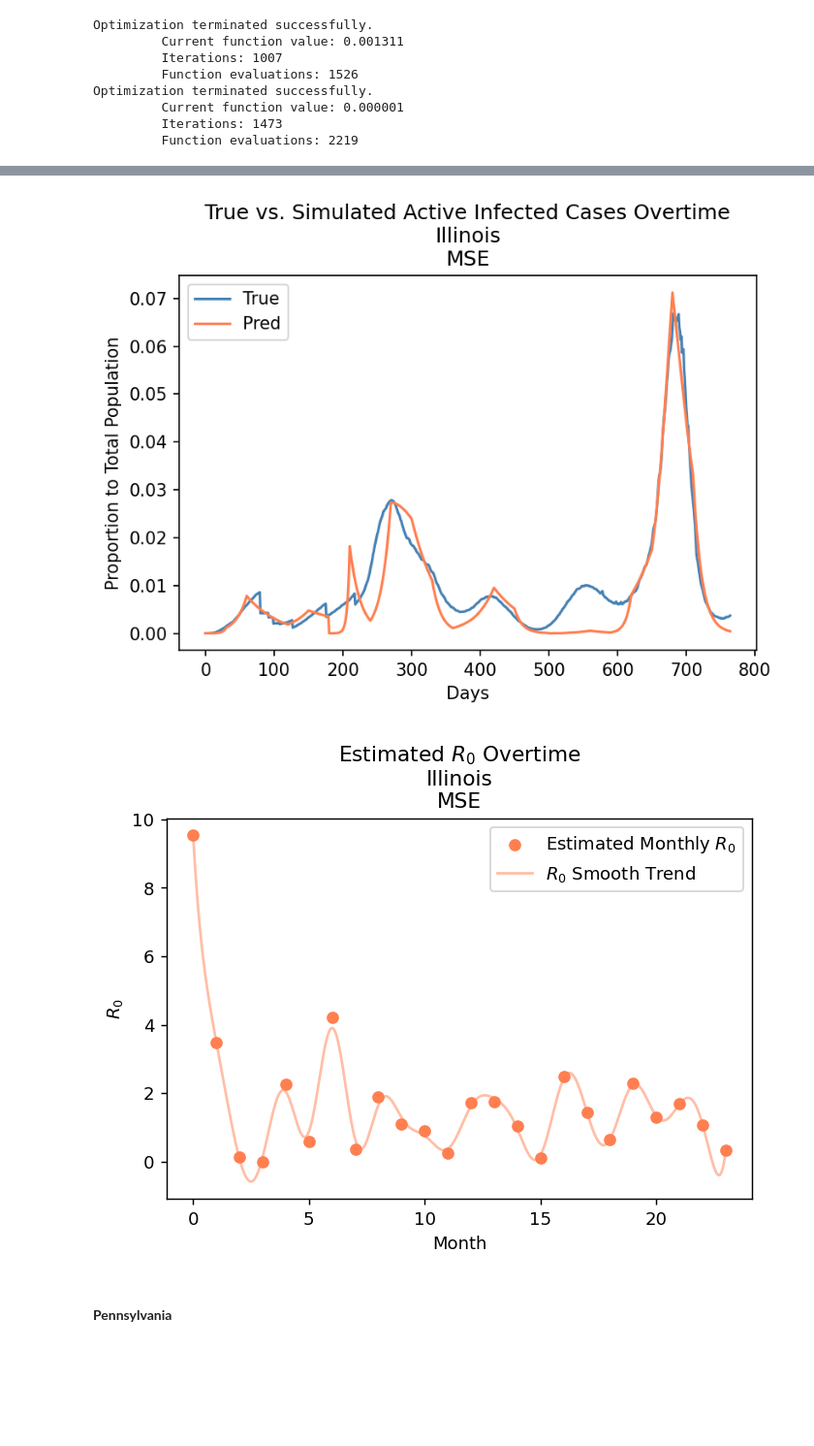
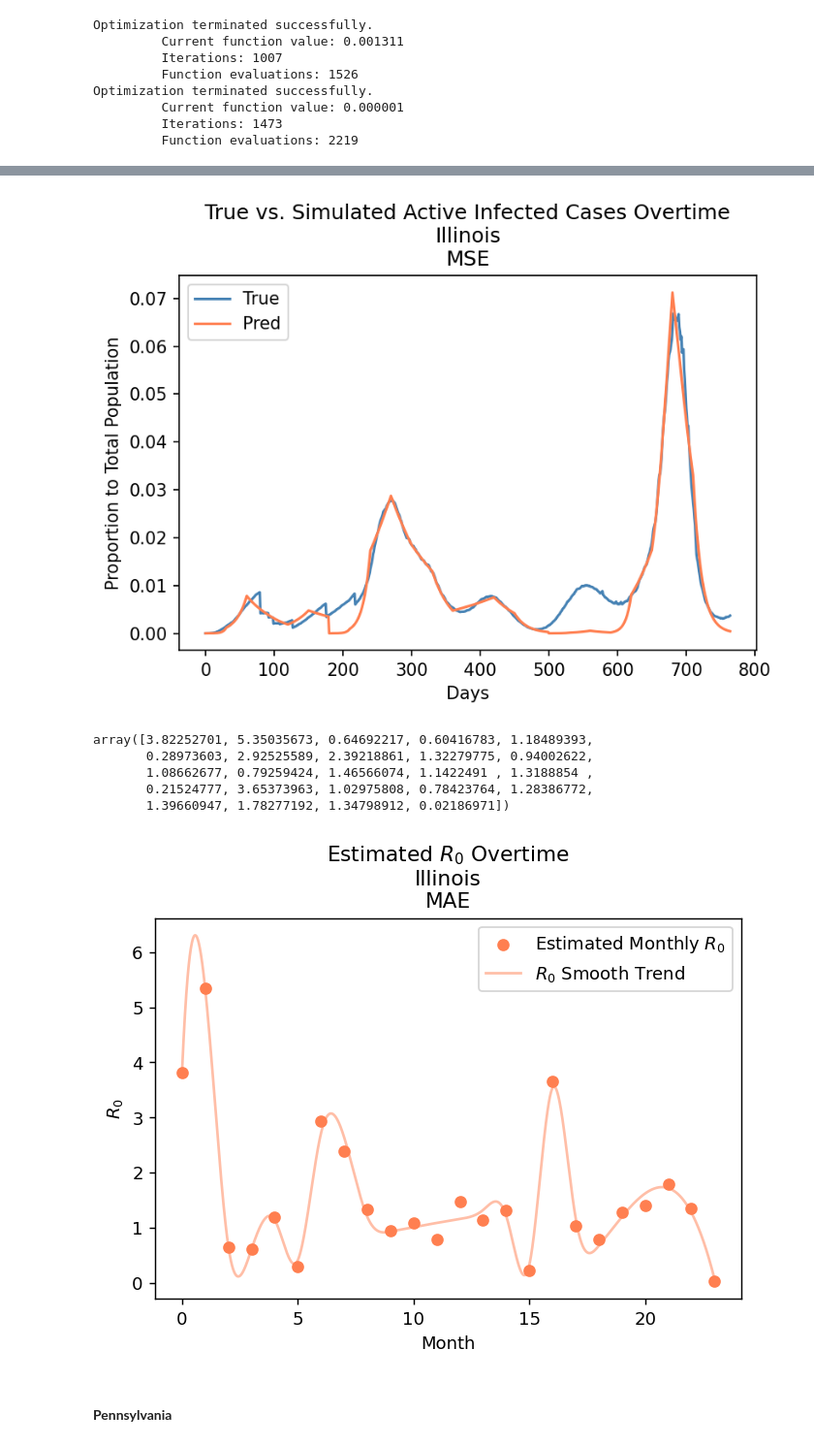
Before and after one commit to cywujeremy/dabp-pandemic-simulation, a Jupyter notebook: nbs/SIR_param_estimation.ipynb, the cells around one changed output, grey strips where cells are left out. Shown at 97% size. Cells and saved outputs as stored; diff of their text form; code cells hidden in the pictures; blank space fills up the shorter version.

```diff
--- a/nbs/SIR_param_estimation.ipynb
+++ b/nbs/SIR_param_estimation.ipynb
@@ -594,15 +593,15 @@ optimzer_mae_il1 = optimize.minimize(loss_func,
                                      est_param1,
                                      args=(IL_data[time_period[0]:time_period[0] + time_period[1]], time_period[1], mean_absolute_error, "IL"),
                                      method='Nelder-Mead',
-                                     tol=1e-10,
-                                     options={'maxiter':5000, 'disp':True})
+                                     tol=1e-20,
+                                     options={'maxiter':10000, 'disp':True})
 
 optimzer_mse_il1 = optimize.minimize(loss_func,
                                      est_param1,
                                      args=(IL_data[time_period[0]:time_period[0] + time_period[1]], time_period[1], mean_squared_error, "IL"),
                                      method='Nelder-Mead',
-                                     tol=1e-10,
-                                     options={'maxiter':5000, 'disp':True})
+                                     tol=1e-20,
+                                     options={'maxiter':10000, 'disp':True})
 
 est_param_mae_il1 = np.abs(optimzer_mae_il1.x)
 est_r0_mae_il1 = est_param_mae_il1[:-1]
@@ -628,15 +624,15 @@ optimzer_mae_il2 = optimize.minimize(loss_func,
                                      est_param2,
                                      args=(IL_data[time_period[0] + time_period[1]:time_period[0] + time_period[1] + time_period[2]], time_period[2], mean_absolute_error, "IL"),
                                      method='Nelder-Mead',
-                                     tol=1e-10,
-                                     options={'maxiter':10000, 'disp':True})
+                                     tol=1e-20,
+                                     options={'maxiter':15000, 'disp':True})
 
 optimzer_mse_il2 = optimize.minimize(loss_func,
                                      est_param2,
                                      args=(IL_data[time_period[0] + time_period[1]:time_period[0] + time_period[1] + time_period[2]], time_period[2], mean_squared_error, "IL"),
                                      method='Nelder-Mead',
-                                     tol=1e-10,
-                                     options={'maxiter':10000, 'disp':True})
+                                     tol=1e-20,
+                                     options={'maxiter':15000, 'disp':True})
 
 est_param_mae_il2 = np.abs(optimzer_mae_il2.x)
 est_r0_mae_il2 = est_param_mae_il2[:-1]
@@ -686,23 +679,31 @@ plt.title("True vs. Simulated Active Infected Cases Overtime\nIllinois\nMSE")
 plt.legend()
 plt.show()
 # %% [output]
-[figure, old version]
+[figure, new version]
+# %%
+est_r0_il_mae
+# %% [output]
+array([3.82252701, 5.35035673, 0.64692217, 0.60416783, 1.18489393,
+       0.28973603, 2.92525589, 2.39218861, 1.32279775, 0.94002622,
+       1.08662677, 0.79259424, 1.46566074, 1.1422491 , 1.3188854 ,
+       0.21524777, 3.65373963, 1.02975808, 0.78423764, 1.28386772,
+       1.39660947, 1.78277192, 1.34798912, 0.02186971])
 # %%
-spl = UnivariateSpline(list(range(len(est_r0_il_mse))), est_r0_il_mse, k=5)
+spl = UnivariateSpline(list(range(len(est_r0_il_mae))), est_r0_il_mae, k=3)
 spl.set_smoothing_factor(0.5)
 full_period = np.linspace(0, 23, 2000)
 smoothed_est_r0 = spl(full_period)
 
 fig, ax = plt.subplots(dpi=130)
-ax.scatter(range(len(est_r0_il_mse)), est_r0_il_mse, color="coral", label="Estimated Monthly $R_0$")
+ax.scatter(range(len(est_r0_il_mae)), est_r0_il_mae, color="coral", label="Estimated Monthly $R_0$")
 ax.plot(full_period, smoothed_est_r0, color="coral", label="$R_0$ Smooth Trend", alpha=0.5)
 plt.xlabel("Month")
 plt.ylabel("$R_0$")
-plt.title("Estimated $R_0$ Overtime\nIllinois\nMSE")
+plt.title("Estimated $R_0$ Overtime\nIllinois\nMAE")
 plt.legend()
 plt.show()
 # %% [output]
-[figure, old version]
+[figure, new version]
 # %% [markdown]
 #### **Pennsylvania**
 # %%
```
Also changed, not shown: parts of 14 cells of this notebook.
